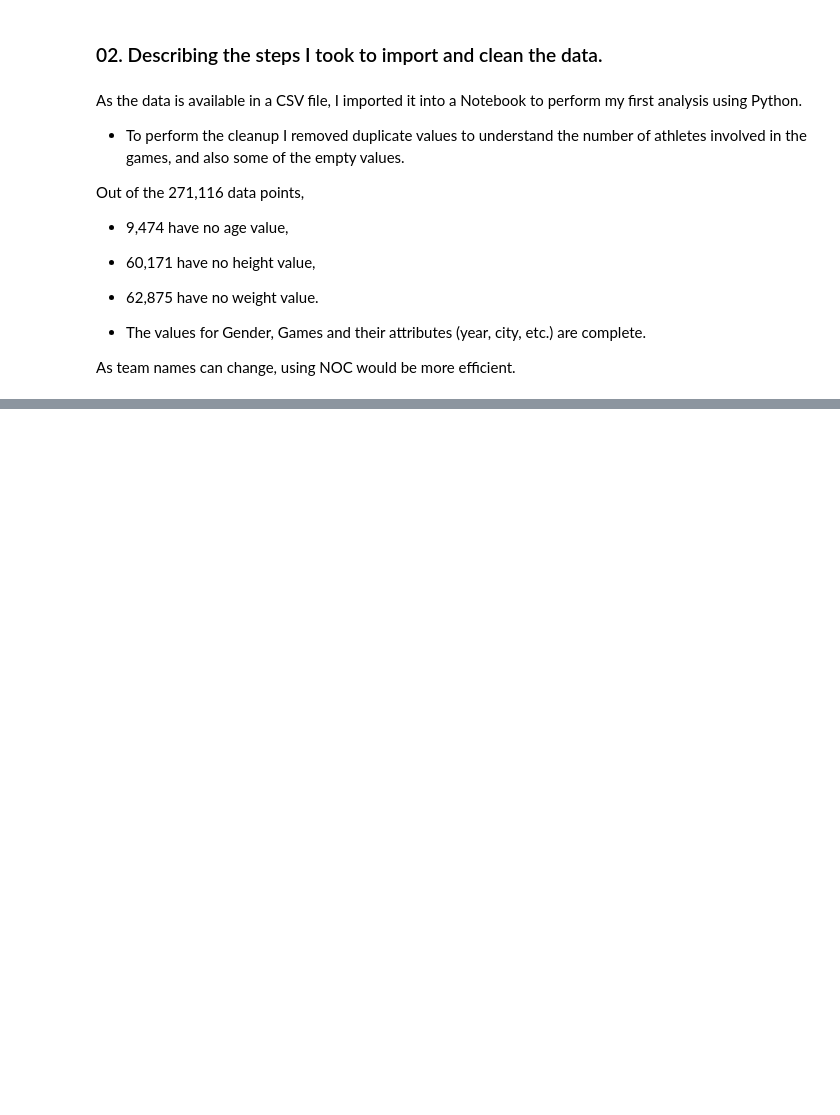
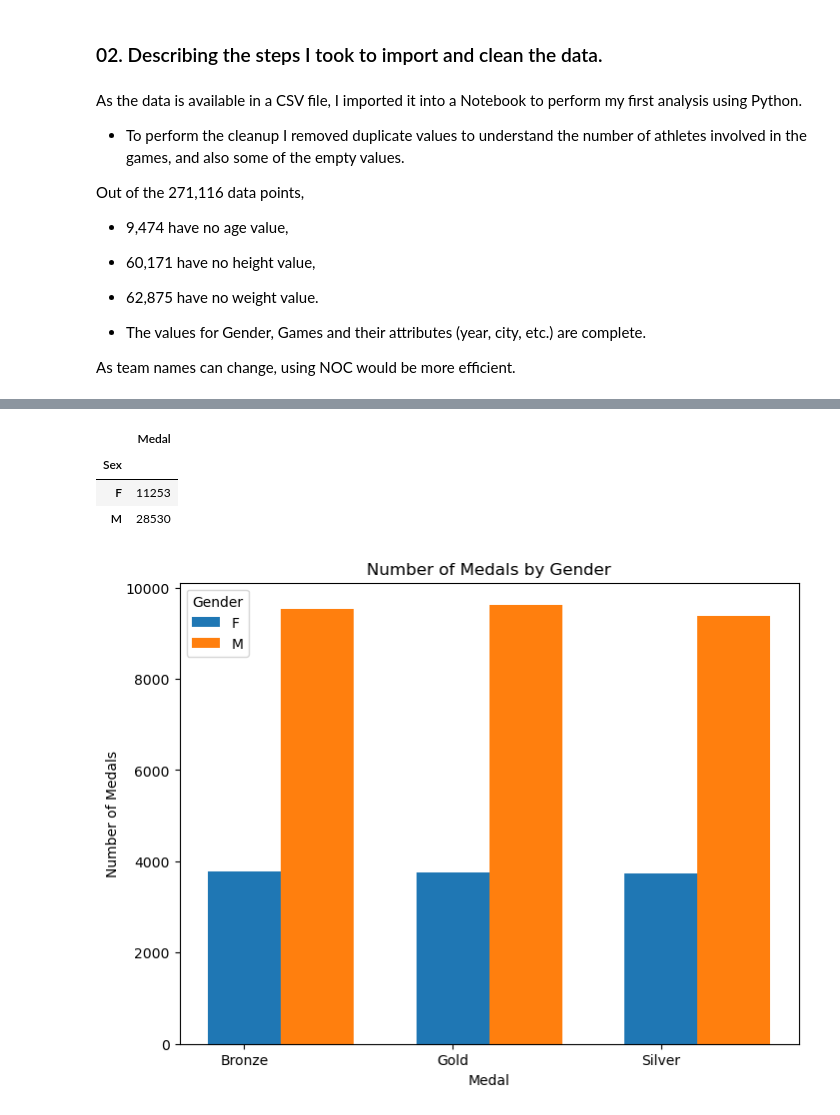
Before and after one commit to GaurabKundu1/UCDavis-SQL-for-Data-Science-Capstone-Project, a Jupyter notebook: Week 1/MileStone_1.ipynb, the cells around one changed output, grey strips where cells are left out. Drawn from its saved outputs; the diff is of its cells as text; code cells hidden in the pictures; blank space fills up the shorter version.

```diff
--- a/Week 1/MileStone_1.ipynb
+++ b/Week 1/MileStone_1.ipynb
@@ -62,0 +146,61 @@ As team names can change, using NOC would be more efficient.
+# %%
+# I want to know how many unique athletes we have of each gender who has won medal
+gender_df = athelete_events_df.drop(
+    ["ID",
+     "Name",
+     "Age",
+     "Height",
+     "Weight",
+     "Team",
+     "NOC",
+     "Games",
+     "Year",
+     "Season",
+     "City",
+     "Sport",
+     "Event"],
+     axis='columns')
+gender_df = gender_df.dropna()
+gender_df.groupby("Sex").count()
+# %% [output]
+|  | Medal |
+| Sex |  |
+| F | 11253 |
+| M | 28530 |
+# %%
+
+# Group the DataFrame by "Medal" and "Sex" columns
+grouped = gender_df.groupby(["Medal", "Sex"])
+
+# Count the number of medals won by each gender for each medal type
+medal_counts = grouped.size().unstack()
+
+# Get the medal types and genders
+medals = medal_counts.index
+genders = medal_counts.columns
+
+# Set the width of each bar
+bar_width = 0.35
+
+# Calculate the x-axis positions for each bar
+x = np.arange(len(medals))
+
+# Plotting the data
+fig, ax = plt.subplots(figsize=(8, 6))
+
+# Plotting bars for each gender
+for i, gender in enumerate(genders):
+    ax.bar(x + i * bar_width, medal_counts[gender], bar_width, label=gender)
+
+# Set the x-axis labels
+ax.set_xticks(x)
+ax.set_xticklabels(medals)
+
+plt.xlabel('Medal')
+plt.ylabel('Number of Medals')
+plt.title('Number of Medals by Gender')
+
+plt.legend(title='Gender')
+plt.show()
+# %% [output]
+[figure, added]
```
Also changed, not shown: parts of 13 cells of this notebook.
